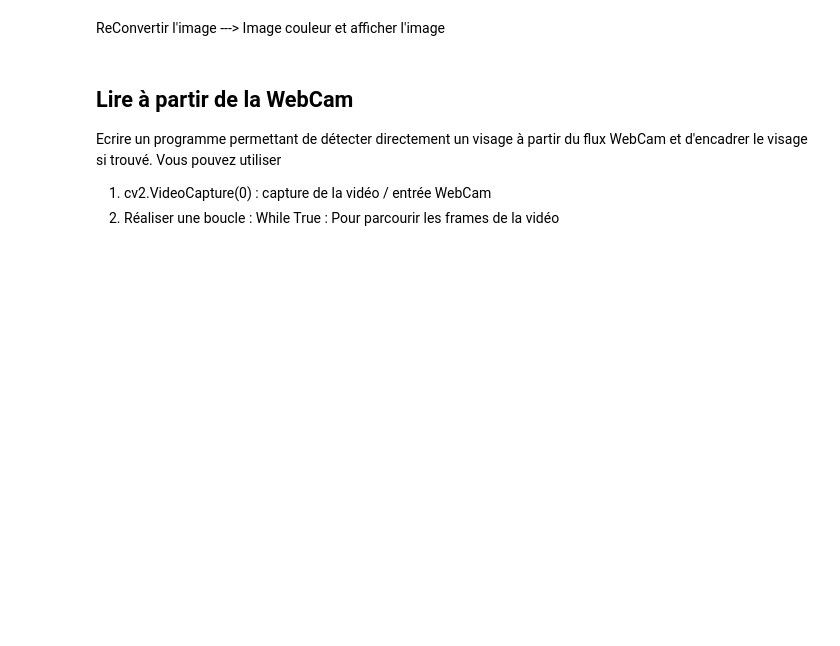
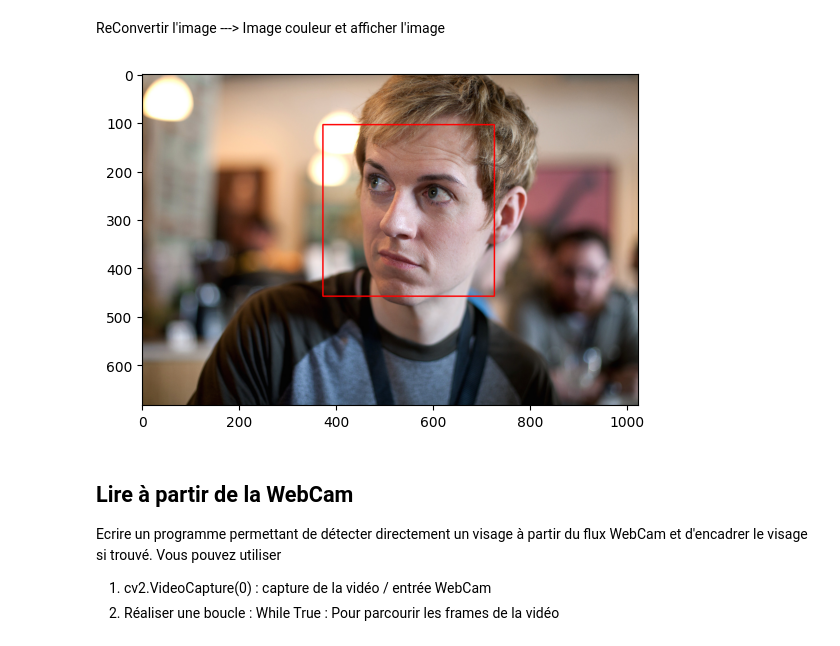
Before and after one commit to Nath9666/Reconnaissance-de-formes-et-apprentissage-machine, a Jupyter notebook: TP/TP3 - Détection de visages-20240611/TP3_Enonce_Facedetection.ipynb, the cells around one changed output. Saved outputs shown, nothing was run; the diff lists cells and outputs as text; code cells hidden in the pictures; blank space fills up the shorter version.

```diff
--- a/TP/TP3 - Détection de visages-20240611/TP3_Enonce_Facedetection.ipynb
+++ b/TP/TP3 - Détection de visages-20240611/TP3_Enonce_Facedetection.ipynb
@@ -65,2 +82,10 @@ face = face_classifier.detectMultiScale(
+# %%
+# Détecter les visages
+faces = face_classifier.detectMultiScale(gray_image, scaleFactor=1.1, minNeighbors=5, minSize=(40, 40))
+
+# Pour chaque visage détecté
+for (x, y, w, h) in faces:
+    # Dessiner un rectangle rouge avec une épaisseur de 2
+    image_rectangle = cv2.rectangle(image.copy(), (x, y), (x+w, y+h), (0, 0, 255), 2)
 # %% [markdown]
 ReConvertir l'image ---> Image couleur et afficher l'image
@@ -69,3 +92,9 @@ ReConvertir l'image ---> Image couleur et afficher l'image
+# %%
+# Afficher l'image
+plt.imshow(cv2.cvtColor(image_rectangle, cv2.COLOR_BGR2RGB))
+plt.show()
+# %% [output]
+[figure, added]
 # %% [markdown]
 ## Lire à partir de la WebCam
 Ecrire un programme permettant de détecter directement un visage à partir du flux WebCam et d'encadrer le visage si trouvé.
```
Also changed, not shown: parts of 10 cells of this notebook.
